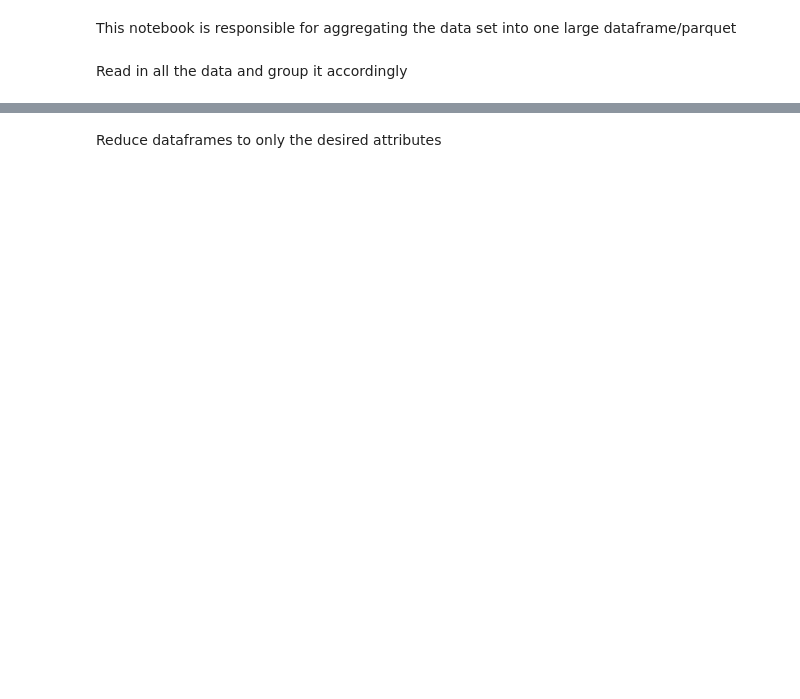
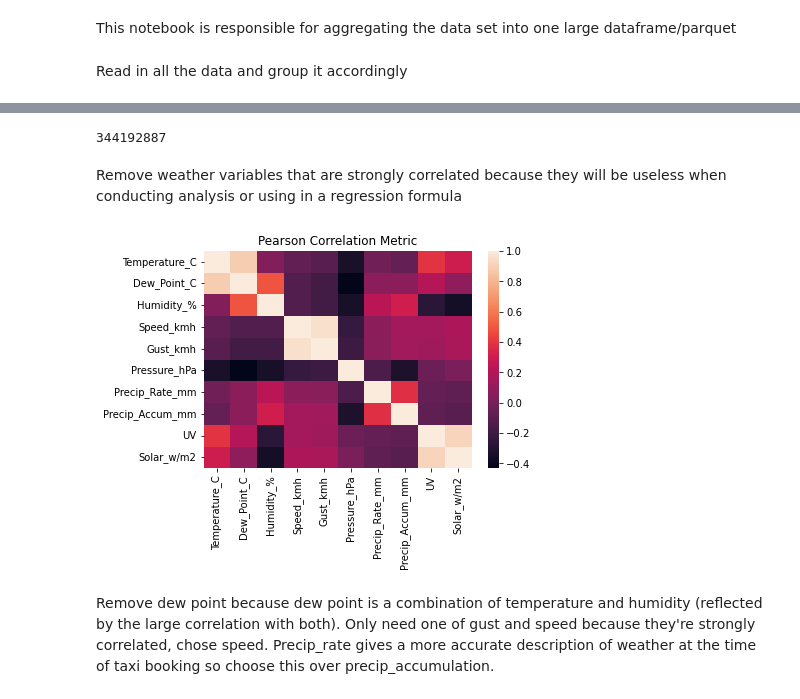
Before and after one commit to MAST30034-Applied-Data-Science/mast30034-project-1-senturner, a Jupyter notebook: notebooks/preprocessing_notebook_part_2.ipynb, the cells around one changed output, grey strips where cells are left out. Saved outputs shown, nothing was run; the diff lists cells and outputs as text; code cells hidden in the pictures; blank space fills up the shorter version.

```diff
--- a/notebooks/preprocessing_notebook_part_2.ipynb
+++ b/notebooks/preprocessing_notebook_part_2.ipynb
@@ -29,0 +43,12 @@ sdf_taxi = spark.read.parquet('../data/raw/taxi_data/*.parquet')
+# %%
+# Ensure only using valid records
+
+sdf_taxi = sdf_taxi.where((F.col('trip_time') > 0)
+        & (F.col('driver_pay') > 0)
+        & (F.col('base_passenger_fare') > 0)
+        & ((F.col('Hvfhs_license_num') == 'HV0002') | (F.col('Hvfhs_license_num') == 'HV0003') | (F.col('Hvfhs_license_num') == 'HV0004')| (F.col('Hvfhs_license_num') == 'HV0005')))
+sdf_taxi.count()
+
+# Roughly 34 million invalid records removed
+# %% [output]
+344192887
@@ -36,3 +59,14 @@ sdf_weather = sdf_weather.filter((F.year(sdf_weather.DATE) == 2017) | (F.year(sd
-# %% [markdown]
-Reduce dataframes to only the desired attributes
+# %% [markdown]
+Remove weather variables that are strongly correlated because they will be useless when conducting analysis or using in a regression formula
+# %%
+df = pd.read_csv('../data/raw/KNYJACKS2.csv')
+sns.heatmap(df.corr())
+# wow that's easy...
+
+plt.title('Pearson Correlation Metric')
+plt.show()
+# %% [output]
+[figure, added]
+# %% [markdown]
+Remove dew point because dew point is a combination of temperature and humidity (reflected by the large correlation with both). Only need one of gust and speed because they're strongly correlated, chose speed. Precip_rate gives a more accurate description of weather at the time of taxi booking so choose this over precip_accumulation.
 # %%
```
Also changed, not shown: parts of 24 cells of this notebook, 1 other file.
